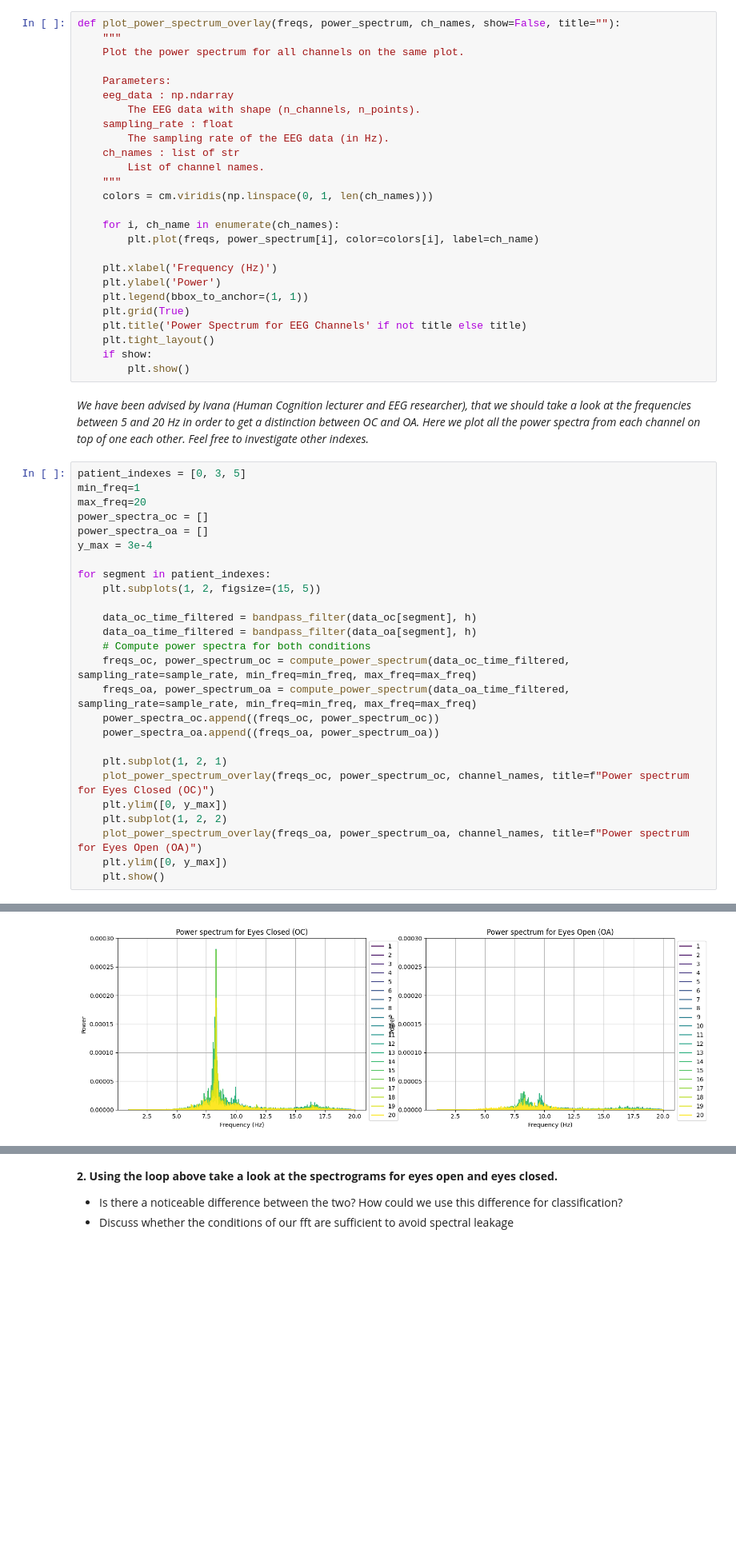
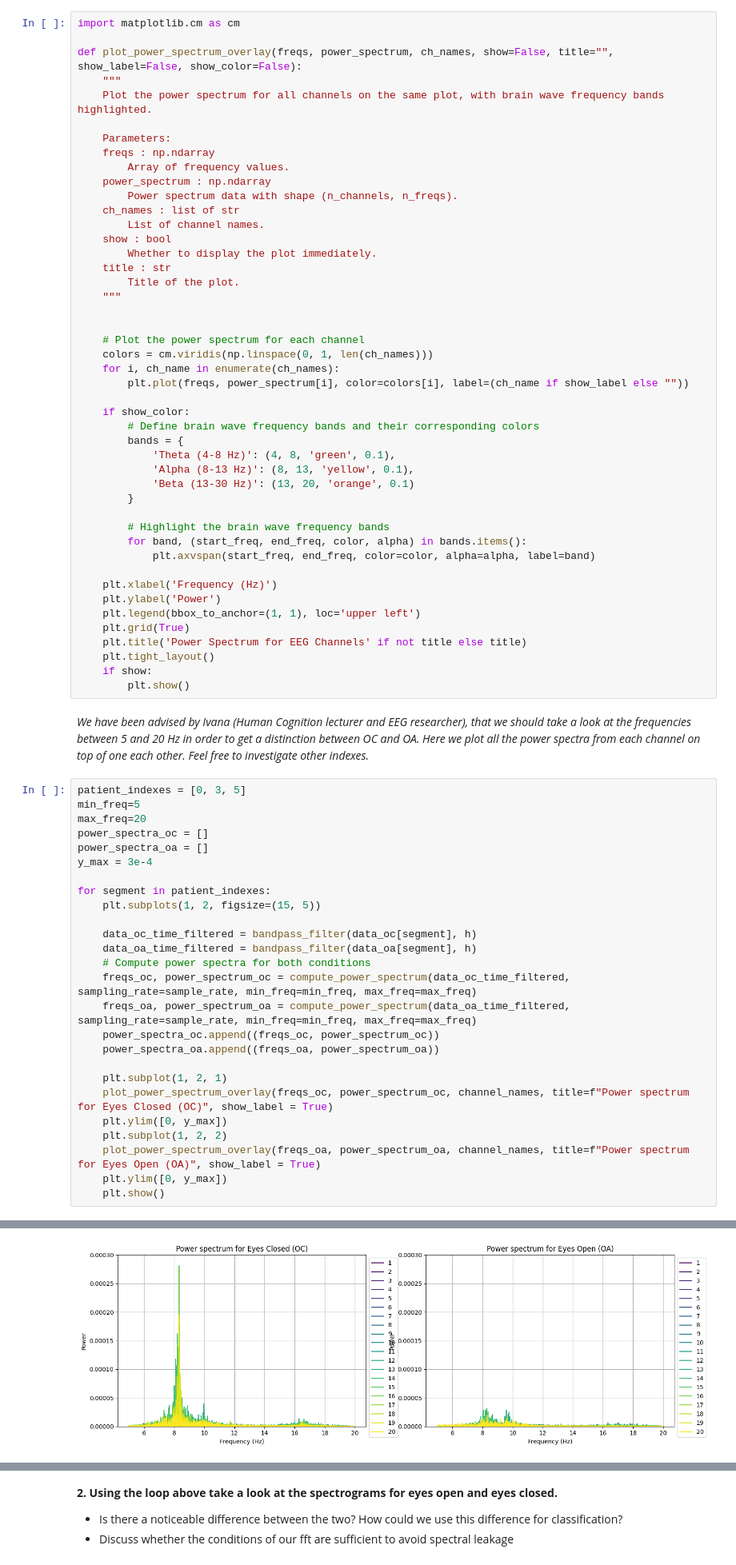
Before and after one commit to Warlour/02462-Project-2, a Jupyter notebook: assignment_2.ipynb, the cells around one changed output, grey strips where cells are left out. Shown at 80% size. Cells and saved outputs as stored; diff of their text form; blank space fills up the shorter version.

```diff
--- a/assignment_2.ipynb
+++ b/assignment_2.ipynb
@@ -409,26 +417,46 @@ def compute_power_spectrum(signal, sampling_rate, min_freq=None, max_freq=None):
 # %% [markdown]
 *This next function is just for plotting*
 # %%
-def plot_power_spectrum_overlay(freqs, power_spectrum, ch_names, show=False, title=""):
+import matplotlib.cm as cm
+
+def plot_power_spectrum_overlay(freqs, power_spectrum, ch_names, show=False, title="", show_label=False, show_color=False):
     """
-    Plot the power spectrum for all channels on the same plot.
+    Plot the power spectrum for all channels on the same plot, with brain wave frequency bands highlighted.
 
     Parameters:
-    eeg_data : np.ndarray
-        The EEG data with shape (n_channels, n_points).
-    sampling_rate : float
-        The sampling rate of the EEG data (in Hz).
+    freqs : np.ndarray
+        Array of frequency values.
+    power_spectrum : np.ndarray
+        Power spectrum data with shape (n_channels, n_freqs).
     ch_names : list of str
         List of channel names.
+    show : bool
+        Whether to display the plot immediately.
+    title : str
+        Title of the plot.
     """
+
+
+    # Plot the power spectrum for each channel
     colors = cm.viridis(np.linspace(0, 1, len(ch_names)))
+    for i, ch_name in enumerate(ch_names):
+        plt.plot(freqs, power_spectrum[i], color=colors[i], label=(ch_name if show_label else ""))
 
-    for i, ch_name in enumerate(ch_names):
-        plt.plot(freqs, power_spectrum[i], color=colors[i], label=ch_name)
+    if show_color:
+        # Define brain wave frequency bands and their corresponding colors
+        bands = {
+            'Theta (4-8 Hz)': (4, 8, 'green', 0.1),
+            'Alpha (8-13 Hz)': (8, 13, 'yellow', 0.1),
+            'Beta (13-30 Hz)': (13, 20, 'orange', 0.1)
+        }
+
+        # Highlight the brain wave frequency bands
+        for band, (start_freq, end_freq, color, alpha) in bands.items():
+            plt.axvspan(start_freq, end_freq, color=color, alpha=alpha, label=band)
 
     plt.xlabel('Frequency (Hz)')
     plt.ylabel('Power')
-    plt.legend(bbox_to_anchor=(1, 1))
+    plt.legend(bbox_to_anchor=(1, 1), loc='upper left')
     plt.grid(True)
     plt.title('Power Spectrum for EEG Channels' if not title else title)
     plt.tight_layout()
@@ -438,7 +466,7 @@ def plot_power_spectrum_overlay(freqs, power_spectrum, ch_names, show=False, tit
 *We have been advised by Ivana (Human Cognition lecturer and EEG researcher), that we should take a look at the frequencies between 5 and 20 Hz in order to get a distinction between OC and OA. Here we plot all the power spectra from each channel on top of one each other. Feel free to investigate other indexes.*
 # %%
 patient_indexes = [0, 3, 5]
-min_freq=1
+min_freq=5
 max_freq=20
 power_spectra_oc = []
 power_spectra_oa = []
@@ -456,10 +484,10 @@ for segment in patient_indexes:
     power_spectra_oa.append((freqs_oa, power_spectrum_oa))
 
     plt.subplot(1, 2, 1)
-    plot_power_spectrum_overlay(freqs_oc, power_spectrum_oc, channel_names, title=f"Power spectrum for Eyes Closed (OC)")
+    plot_power_spectrum_overlay(freqs_oc, power_spectrum_oc, channel_names, title=f"Power spectrum for Eyes Closed (OC)", show_label = True)
     plt.ylim([0, y_max])
     plt.subplot(1, 2, 2)
-    plot_power_spectrum_overlay(freqs_oa, power_spectrum_oa, channel_names, title=f"Power spectrum for Eyes Open (OA)")
+    plot_power_spectrum_overlay(freqs_oa, power_spectrum_oa, channel_names, title=f"Power spectrum for Eyes Open (OA)", show_label = True)
     plt.ylim([0, y_max])
     plt.show()
 # %% [output]
@@ -468 +496 @@ for segment in patient_indexes:
-[figure, old version]
+[figure, new version]
```
Also changed, not shown: parts of 15 cells of this notebook.
